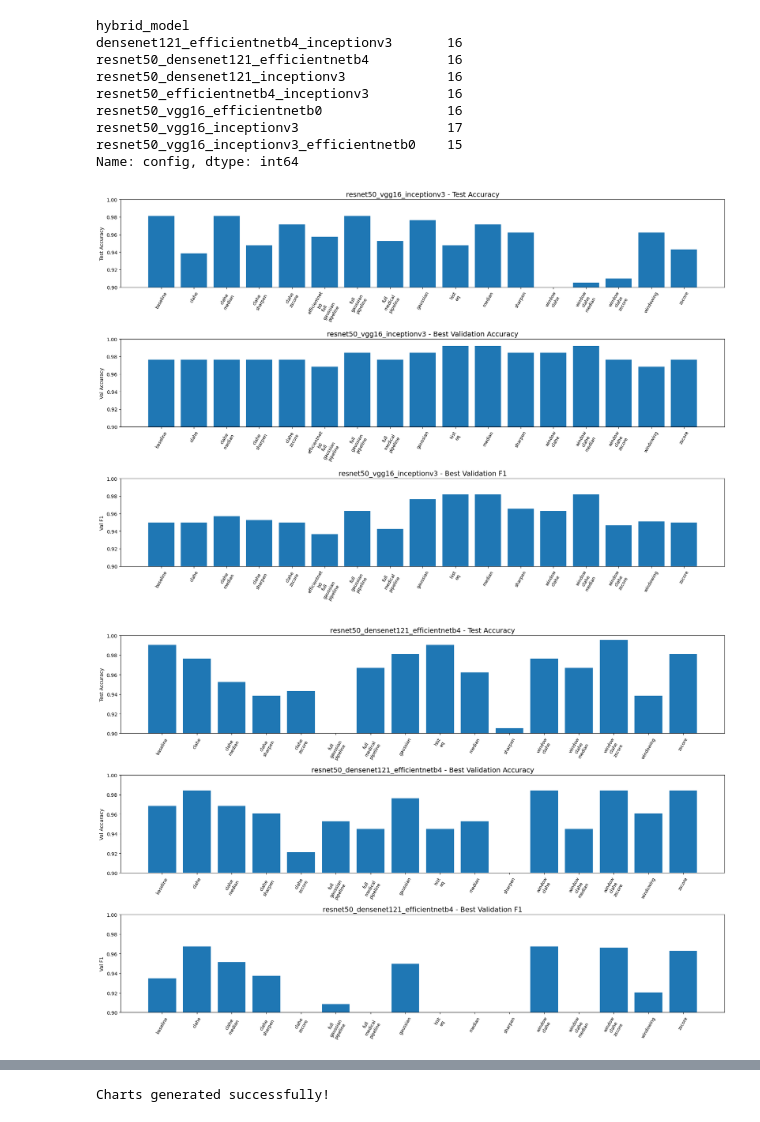
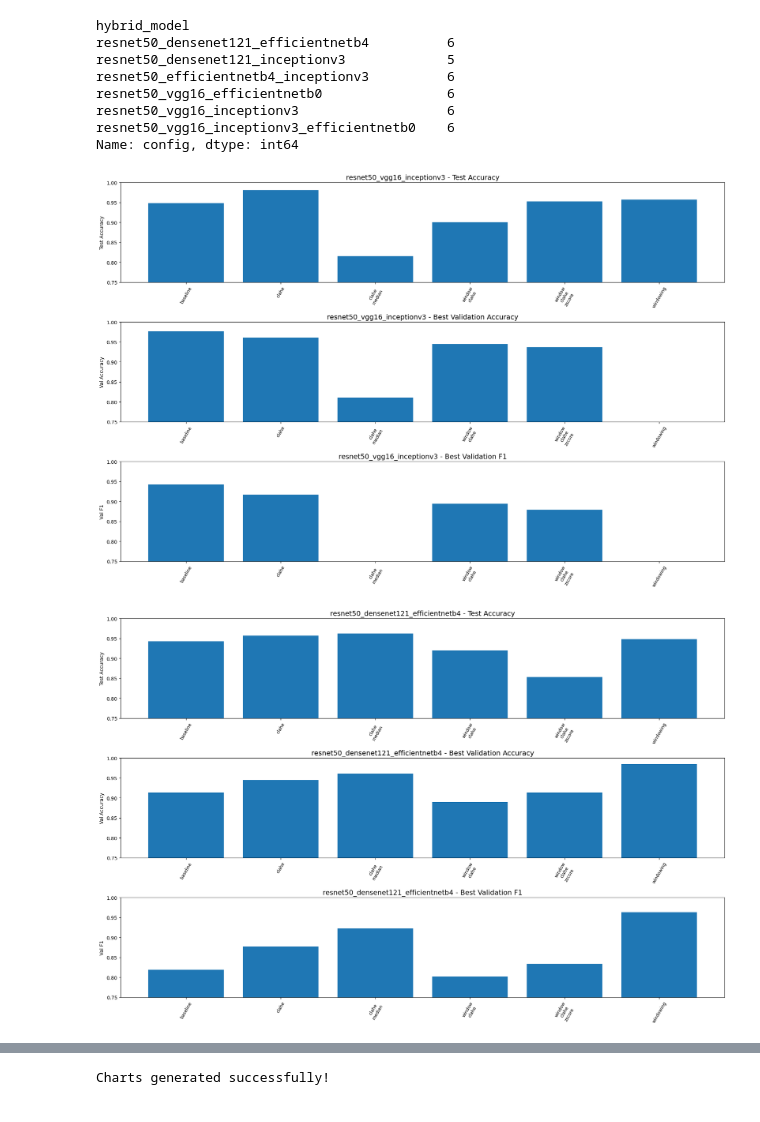
Before and after one commit to navneetshahi14/Lung-cancer-detection-using-CT-scan, a Jupyter notebook: barChart.ipynb, the cells around one changed output, grey strips where cells are left out. Saved outputs shown, nothing was run; the diff lists cells and outputs as text; code cells hidden in the pictures.

```diff
--- a/barChart.ipynb
+++ b/barChart.ipynb
@@ -1,7 +1,7 @@
 # %%
 import pandas as pd
 # %%
-df = pd.read_csv("results/reports/results.csv")
+df = pd.read_csv("results/reports/result_1000Epoch.csv")
 # %%
 df.head()
 # %% [output]
@@ -51,14 +54,15 @@ def extract_info(name):
     epoch = None
     for p in parts:
         if p in cnn_model:
+            print(p)
             hybrid_model.append(p)
         elif p.startswith("ep"):
-            epoch = int(p.replace("ep"," "))
+            epoch = int(p.replace("ep",""))
         else:
             config_parts.append(p)
 
-
-    parts = [p for p in parts if not p.startswith("ep")]
+    print(hybrid_model)
+    # parts = [p for p in parts if not p.startswith("ep")]
 
     hybrid_model = "_".join(hybrid_model)
 
@@ -69,5 +73,5 @@ def extract_info(name):
 
 df[["hybrid_model","config","epoch"]] = df["Model"].apply(extract_info)
 
-print(df.head())
+# print(df.head())
 # %% [output]
@@ -91,3 +95,29 @@ print(df.head())
+# %%
+def extract_info(name):
+    parts = name.split("_")
+
+    hybrid_model = []
+    config_parts = []
+    epoch = None
+
+    for p in parts:
+        if p in cnn_model:
+            hybrid_model.append(p)
+        elif p.startswith("ep"):
+            try:
+                epoch = int(p.replace("ep", ""))
+            except:
+                epoch = None
+        else:
+            config_parts.append(p)
+
+    return pd.Series([
+        hybrid_model,              # LIST 👈 important
+        "_".join(config_parts),
+        epoch
+    ])
+
+df[["hybrid_model_list","config","epoch"]] = df["Model"].apply(extract_info)
 # %%
 len(df["hybrid_model"].unique())
 # %% [output]
@@ -106,13 +155,12 @@ array(['resnet50_vgg16_inceptionv3',
 (df.groupby("hybrid_model")['config'].count())
 # %% [output]
 hybrid_model
-densenet121_efficientnetb4_inceptionv3       16
-resnet50_densenet121_efficientnetb4          16
-resnet50_densenet121_inceptionv3             16
-resnet50_efficientnetb4_inceptionv3          16
-resnet50_vgg16_efficientnetb0                16
-resnet50_vgg16_inceptionv3                   17
-resnet50_vgg16_inceptionv3_efficientnetb0    15
+resnet50_densenet121_efficientnetb4          6
+resnet50_densenet121_inceptionv3             5
+resnet50_efficientnetb4_inceptionv3          6
+resnet50_vgg16_efficientnetb0                6
+resnet50_vgg16_inceptionv3                   6
+resnet50_vgg16_inceptionv3_efficientnetb0    6
 Name: config, dtype: int64
 # %%
 import matplotlib.pyplot as plt
@@ -131,35 +179,35 @@ for model in models:
     configs = [c.replace("_", "\n") for c in model_df["config"]]
 
     # create single figure with 3 charts
     fig, axes = plt.subplots(3, 1, figsize=(18, 12))
 
     # -------- Test Accuracy --------
     axes[0].bar(configs, model_df["Test_Accuracy"])
     axes[0].set_title(f"{model} - Test Accuracy", fontsize=14)
     axes[0].set_ylabel("Test Accuracy")
-    axes[0].set_ylim(0.9, 1)
+    axes[0].set_ylim(0.75, 1)
     axes[0].tick_params(axis='x', rotation=60, labelsize=9)
 
     # -------- Validation Accuracy --------
     axes[1].bar(configs, model_df["Best_Val_Accuracy"])
     axes[1].set_title(f"{model} - Best Validation Accuracy", fontsize=14)
     axes[1].set_ylabel("Val Accuracy")
-    axes[1].set_ylim(0.9, 1)
+    axes[1].set_ylim(0.75, 1)
     axes[1].tick_params(axis='x', rotation=60, labelsize=9)
 
     # -------- Validation F1 --------
     axes[2].bar(configs, model_df["Best_Val_f1"])
     axes[2].set_title(f"{model} - Best Validation F1", fontsize=14)
     axes[2].set_ylabel("Val F1")
-    axes[2].set_ylim(0.9, 1)
+    axes[2].set_ylim(0.75, 1)
     axes[2].tick_params(axis='x', rotation=60, labelsize=9)
 
     plt.tight_layout()
 
     plt.show()
     plt.close()
 
 print("Charts generated successfully!")
 # %% [output]
-[figure, old version]
+[figure, new version]
-[figure, old version]
+[figure, new version]
```
Also changed, not shown: parts of 15 cells of this notebook, 4 other files.
